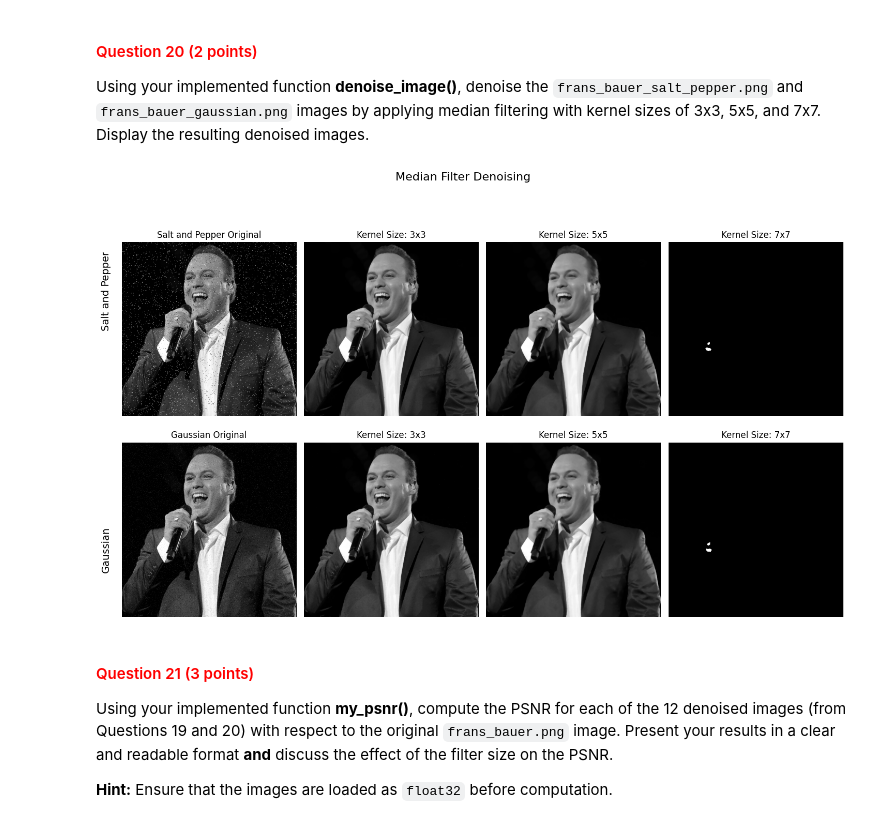
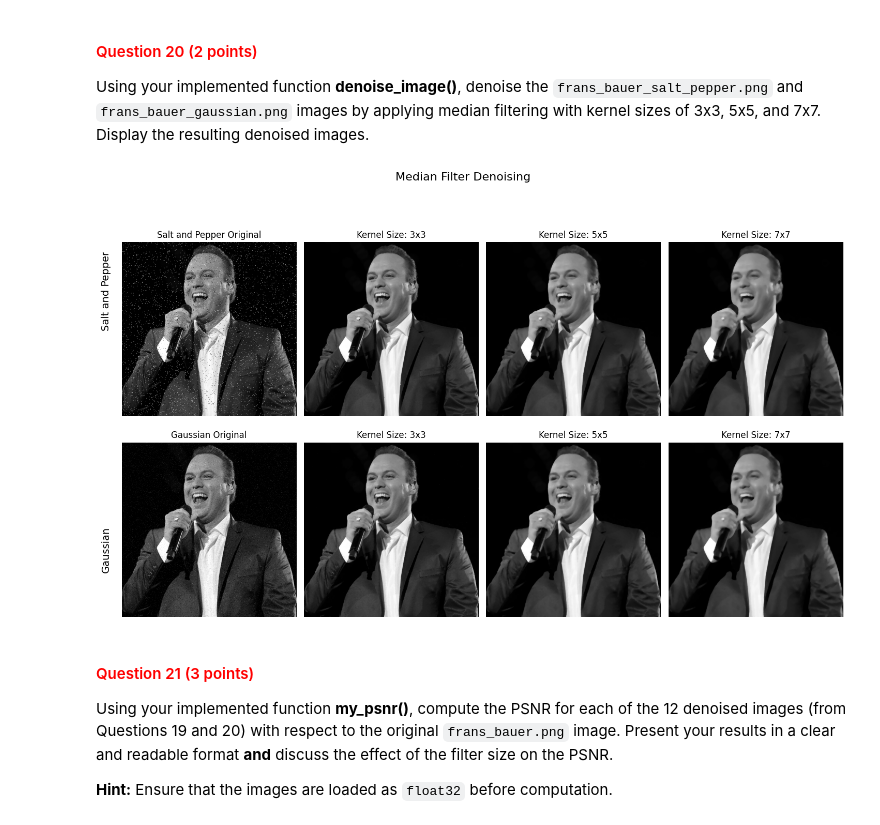
Before and after one commit to pedrocurvo/cv1-group52, a Jupyter notebook: Lab2/13209701_15127206_15713725.ipynb, the cells around one changed output. Drawn from its saved outputs; the diff is of its cells as text; code cells hidden in the pictures.

Commit message:
fixed float32 in PSNR and uint8 in denoise

```diff
--- a/Lab2/13209701_15127206_15713725.ipynb
+++ b/Lab2/13209701_15127206_15713725.ipynb
@@ -762,7 +767,7 @@ PSNR value for frans_bauer and frans_bauer_gaussian (separate channels): 27.8581
 
 Design a function called `denoise_image()` to remove two types of noise: salt-and-pepper noise and Gaussian noise. The function should denoise the image by applying one of the following methods: box filtering using **cv2.blur** function, median filtering using **cv2.medianBlur** function, or Gaussian filtering using **cv2.GaussianBlur** function.
 # %%
-def denoise_image(input_image, kernel_type, kernel_size=3, sigma=1):
+def denoise_image(input_image, kernel_type, kernel_size=3, sigma=1, use_uint8=False):
     '''
     Function denoises the image using the specified kernel type:
     - 'median': by using a median filter
@@ -778,7 +783,8 @@ def denoise_image(input_image, kernel_type, kernel_size=3, sigma=1):
     Returns:
         denoised_image: The denoised image.
     '''
-
+    if use_uint8:
+        input_image = (input_image * 255).astype(np.uint8)
     if kernel_type == 'box':
         denoised_image = cv2.blur(input_image, (kernel_size, kernel_size))
     elif kernel_type == 'median':
@@ -803,14 +809,14 @@ frans_bauer_gaussian = plt.imread("images/frans_bauer_gaussian.png")
 frans_bauer_gaussian = np.array(frans_bauer_gaussian, dtype=np.float32)
 
 # Denoise the image
-frans_bauer_salt_pepper_box3 = denoise_image(frans_bauer_salt_pepper, 'box', 3)
-frans_bauer_salt_pepper_box5 = denoise_image(frans_bauer_salt_pepper, 'box', 5)
-frans_bauer_salt_pepper_box7 = denoise_image(frans_bauer_salt_pepper, 'box', 7)
+frans_bauer_salt_pepper_box3 = denoise_image(frans_bauer_salt_pepper, 'box', 3, use_uint8=True)
+frans_bauer_salt_pepper_box5 = denoise_image(frans_bauer_salt_pepper, 'box', 5, use_uint8=True)
+frans_bauer_salt_pepper_box7 = denoise_image(frans_bauer_salt_pepper, 'box', 7, use_uint8=True)
 frans_bauer_salt_pepper_box_list = [frans_bauer_salt_pepper_box3, frans_bauer_salt_pepper_box5, frans_bauer_salt_pepper_box7]
 
-frans_bauer_gaussian_box3 = denoise_image(frans_bauer_gaussian, 'box', 3)
-frans_bauer_gaussian_box5 = denoise_image(frans_bauer_gaussian, 'box', 5)
-frans_bauer_gaussian_box7 = denoise_image(frans_bauer_gaussian, 'box', 7)
+frans_bauer_gaussian_box3 = denoise_image(frans_bauer_gaussian, 'box', 3, use_uint8=True)
+frans_bauer_gaussian_box5 = denoise_image(frans_bauer_gaussian, 'box', 5, use_uint8=True)
+frans_bauer_gaussian_box7 = denoise_image(frans_bauer_gaussian, 'box', 7, use_uint8=True)
 frans_bauer_gaussian_box_list = [frans_bauer_gaussian_box3, frans_bauer_gaussian_box5, frans_bauer_gaussian_box7]
 
 
@@ -856,16 +862,14 @@ plt.show()
 Using your implemented function **denoise_image()**, denoise the `frans_bauer_salt_pepper.png` and `frans_bauer_gaussian.png` images by applying median filtering with kernel sizes of 3x3, 5x5, and 7x7. Display the resulting denoised images.
 # %%
 # Denoise the image
-frans_bauer_salt_pepper_uint8 = np.array(frans_bauer_salt_pepper, dtype=np.uint8)
-frans_bauer_salt_pepper_median3 = denoise_image(frans_bauer_salt_pepper, 'median', 3)
-frans_bauer_salt_pepper_median5 = denoise_image(frans_bauer_salt_pepper, 'median', 5)
-frans_bauer_salt_pepper_median7 = denoise_image(frans_bauer_salt_pepper_uint8, 'median', 7)
+frans_bauer_salt_pepper_median3 = denoise_image(frans_bauer_salt_pepper, 'median', 3, use_uint8=True)
+frans_bauer_salt_pepper_median5 = denoise_image(frans_bauer_salt_pepper, 'median', 5, use_uint8=True)
+frans_bauer_salt_pepper_median7 = denoise_image(frans_bauer_salt_pepper, 'median', 7, use_uint8=True)
 frans_bauer_salt_pepper_median_list = [frans_bauer_salt_pepper_median3, frans_bauer_salt_pepper_median5, frans_bauer_salt_pepper_median7]
 
-frans_bauer_gaussian_uint8 = np.array(frans_bauer_gaussian, dtype=np.uint8)
-frans_bauer_gaussian_median3 = denoise_image(frans_bauer_gaussian, 'median', 3)
-frans_bauer_gaussian_median5 = denoise_image(frans_bauer_gaussian, 'median', 5)
-frans_bauer_gaussian_median7 = denoise_image(frans_bauer_gaussian_uint8, 'median', 7)
+frans_bauer_gaussian_median3 = denoise_image(frans_bauer_gaussian, 'median', 3, use_uint8=True)
+frans_bauer_gaussian_median5 = denoise_image(frans_bauer_gaussian, 'median', 5, use_uint8=True)
+frans_bauer_gaussian_median7 = denoise_image(frans_bauer_gaussian, 'median', 7, use_uint8=True)
 frans_bauer_gaussian_median_list = [frans_bauer_gaussian_median3, frans_bauer_gaussian_median5, frans_bauer_gaussian_median7]
 
 
@@ -876,34 +880,34 @@ fig, axs = plt.subplots(2, 4, figsize=(15, 10))
 axs[0, 0].imshow(frans_bauer_salt_pepper, cmap='gray')
 axs[0, 0].set_title('Salt and Pepper Original')
 axs[0, 0].axis('off')
 
 axs[1, 0].imshow(frans_bauer_gaussian, cmap='gray')
 axs[1, 0].set_title('Gaussian Original')
 axs[1, 0].axis('off')
 
 # Display the denoised images for each kernel size
 kernel_sizes = ['3x3', '5x5', '7x7']
 for i, kernel_size in enumerate(kernel_sizes):
     axs[0, i + 1].imshow(frans_bauer_salt_pepper_median_list[i], cmap='gray')
     axs[0, i + 1].axis('off')
     axs[0, i + 1].set_title(f'Kernel Size: {kernel_size}')
 
     axs[1, i + 1].imshow(frans_bauer_gaussian_median_list[i], cmap='gray')
     axs[1, i + 1].axis('off')
     axs[1, i + 1].set_title(f'Kernel Size: {kernel_size}')
 
 # Set row titles
 fig.text(0.04, 0.75, 'Salt and Pepper', ha='center', va='center', rotation='vertical', fontsize=14)
 fig.text(0.04, 0.25, 'Gaussian', ha='center', va='center', rotation='vertical', fontsize=14)
 
 # Set a super title for the entire figure
 plt.suptitle('Median Filter Denoising', fontsize=16)
 
 # Adjust layout to ensure titles and images fit well
 plt.tight_layout(rect=[0.05, 0.05, 1, 0.95])
 plt.show()
 # %% [output]
-[figure, old version]
+[figure, new version]
 # %% [markdown]
 <a id="question-21"></a>
 #### <font color='#FF0000'>Question 21 (3 points)</font>
```
Also changed, not shown: parts of 5 cells of this notebook.
